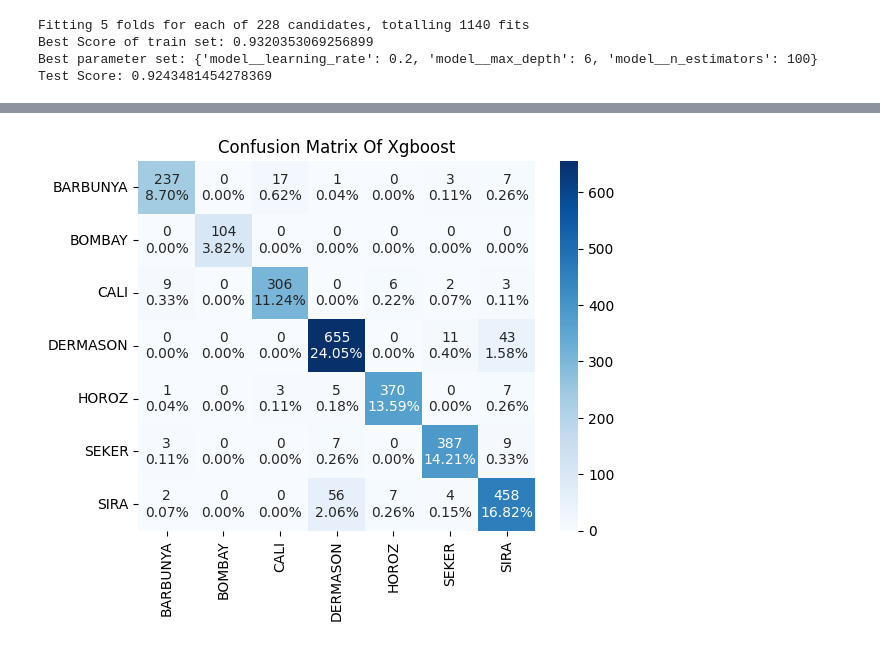
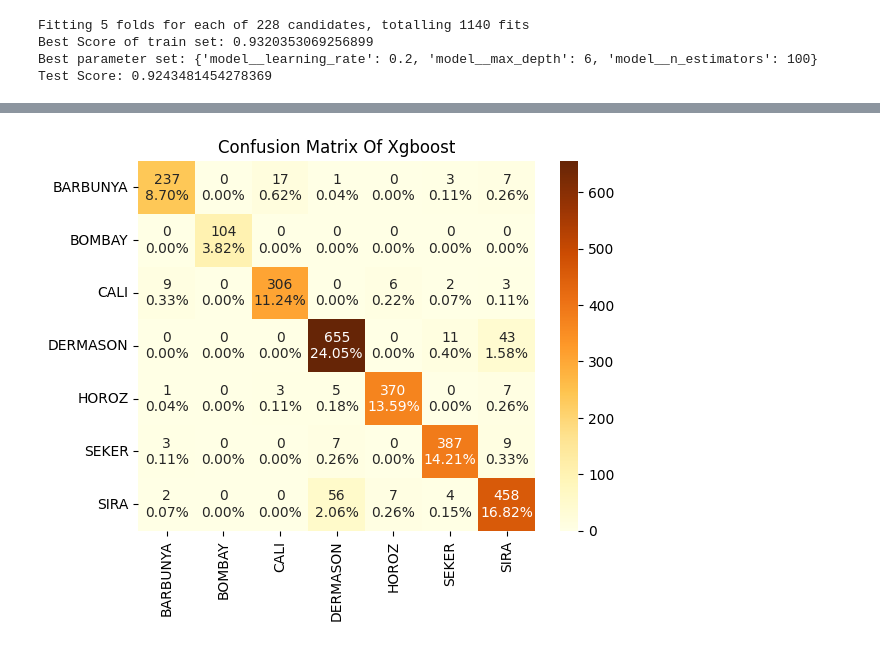
Before and after one commit to amin-eghbalian/dry_bean, a Jupyter notebook: dry_bean.ipynb, the cells around one changed output, grey strips where cells are left out. Drawn from its saved outputs; the diff is of its cells as text; code cells hidden in the pictures.

```diff
--- a/dry_bean.ipynb
+++ b/dry_bean.ipynb
@@ -702,22 +730,22 @@ array([[237,   0,  17,   1,   0,   3,   7],
 # %%
 group_counts = [
     "{0:0.0f}".format(value) for value in confusion_matrix_xgb.flatten()
 ]
 group_percentages = [
     "{0:.2%}".format(value)
     for value in confusion_matrix_xgb.flatten() / np.sum(confusion_matrix_xgb)
 ]
 labels_matrix = [
     f"{v1}\n{v2}"
     for v1, v2 in zip(group_counts, group_percentages)
 ]
 labels_matrix = np.asarray(labels_matrix).reshape(7, 7)
-sns.heatmap(confusion_matrix_xgb, annot=labels_matrix, fmt="", cmap="Blues",
+sns.heatmap(confusion_matrix_xgb, annot=labels_matrix, fmt="", cmap="YlOrBr",
             xticklabels = labels, yticklabels = labels)
 plt.title("Confusion Matrix Of Xgboost")
 plt.show()
 # %% [output]
-[figure, old version]
+[figure, new version]
 # %%
 print(classification_report(y_valid,y_pred_xgb))
 # %% [output]
```
Also changed, not shown: parts of 33 cells of this notebook.
